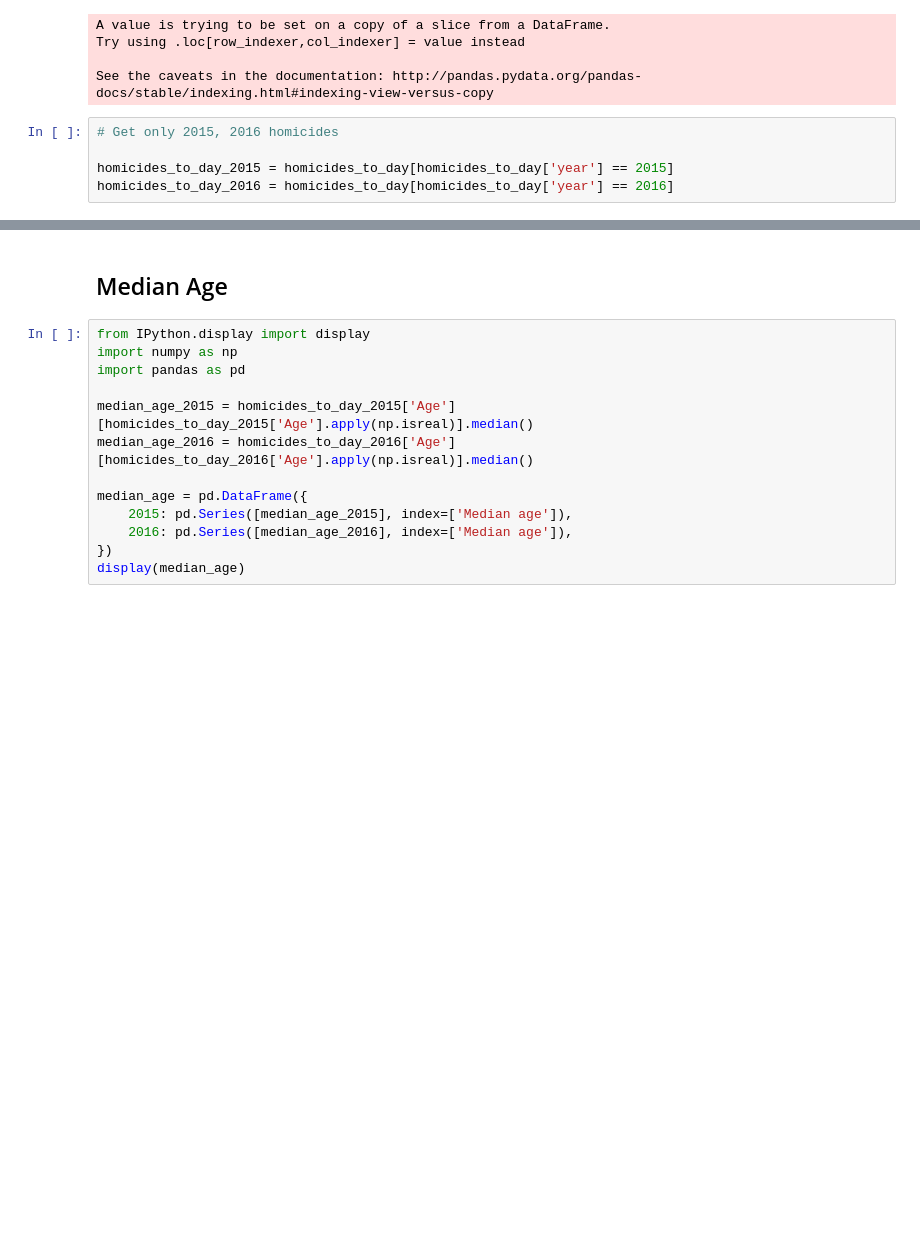
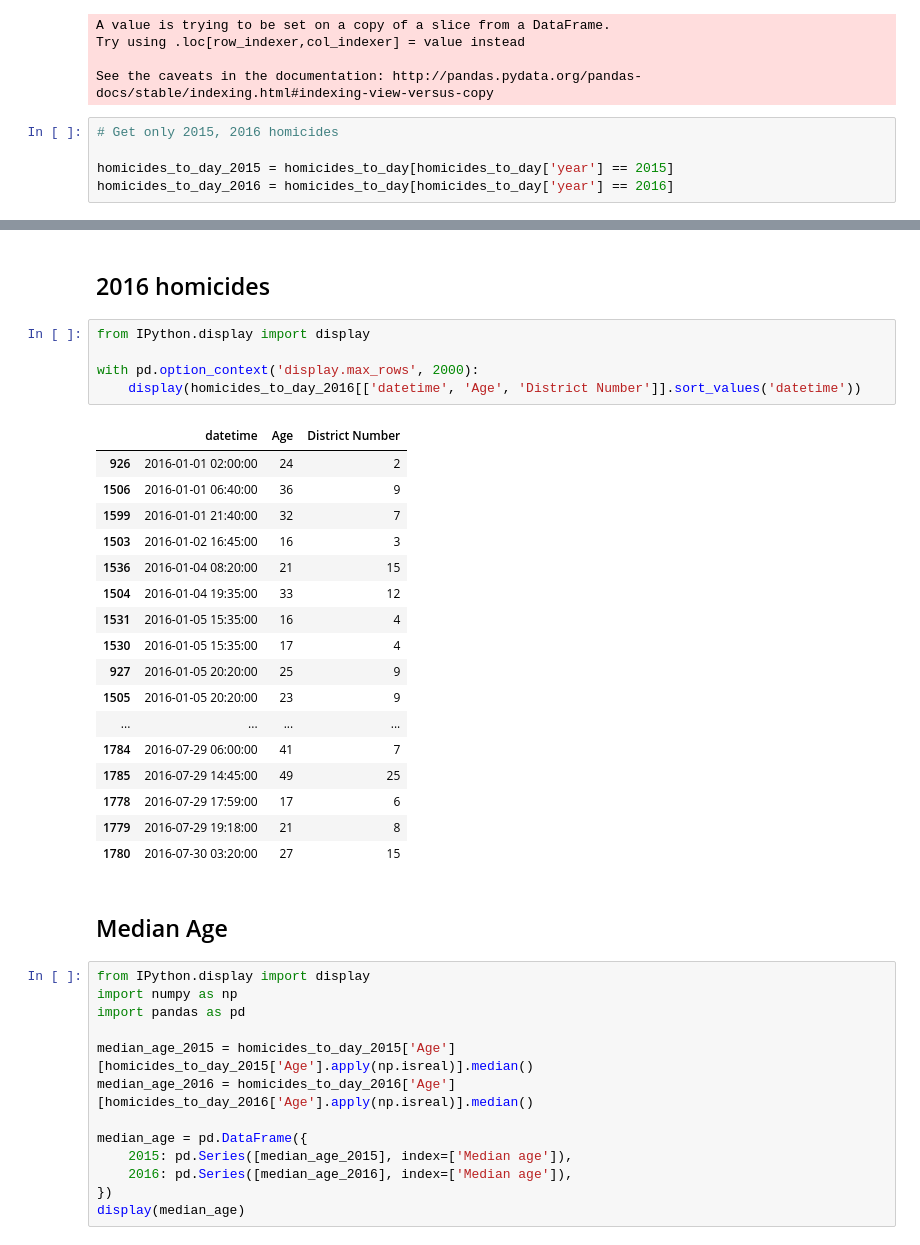
Before and after one commit to newsapps/public-notebooks, a Jupyter notebook: Year to date comparison 2015 to 2016.ipynb, the cells around one changed output, grey strips where cells are left out. Cells and saved outputs as stored; diff of their text form; blank space fills up the shorter version.

```diff
--- a/Year to date comparison 2015 to 2016.ipynb
+++ b/Year to date comparison 2015 to 2016.ipynb
@@ -89,3 +134,28 @@ homicides_to_day_2016 = homicides_to_day[homicides_to_day['year'] == 2016]
+# %% [markdown]
+## 2016 homicides
+# %%
+from IPython.display import display
+
+with pd.option_context('display.max_rows', 2000):
+    display(homicides_to_day_2016[['datetime', 'Age', 'District Number']].sort_values('datetime'))
+# %% [output]
+|  | datetime | Age | District Number |
+| 926 | 2016-01-01 02:00:00 | 24 | 2 |
+| 1506 | 2016-01-01 06:40:00 | 36 | 9 |
+| 1599 | 2016-01-01 21:40:00 | 32 | 7 |
+| 1503 | 2016-01-02 16:45:00 | 16 | 3 |
+| 1536 | 2016-01-04 08:20:00 | 21 | 15 |
+| 1504 | 2016-01-04 19:35:00 | 33 | 12 |
+| 1531 | 2016-01-05 15:35:00 | 16 | 4 |
+| 1530 | 2016-01-05 15:35:00 | 17 | 4 |
+| 927 | 2016-01-05 20:20:00 | 25 | 9 |
+| 1505 | 2016-01-05 20:20:00 | 23 | 9 |
+| ... | ... | ... | ... |
+| 1784 | 2016-07-29 06:00:00 | 41 | 7 |
+| 1785 | 2016-07-29 14:45:00 | 49 | 25 |
+| 1778 | 2016-07-29 17:59:00 | 17 | 6 |
+| 1779 | 2016-07-29 19:18:00 | 21 | 8 |
+| 1780 | 2016-07-30 03:20:00 | 27 | 15 |
 # %% [markdown]
 ## Median Age
 # %%
```
Also changed, not shown: parts of 9 cells of this notebook.
